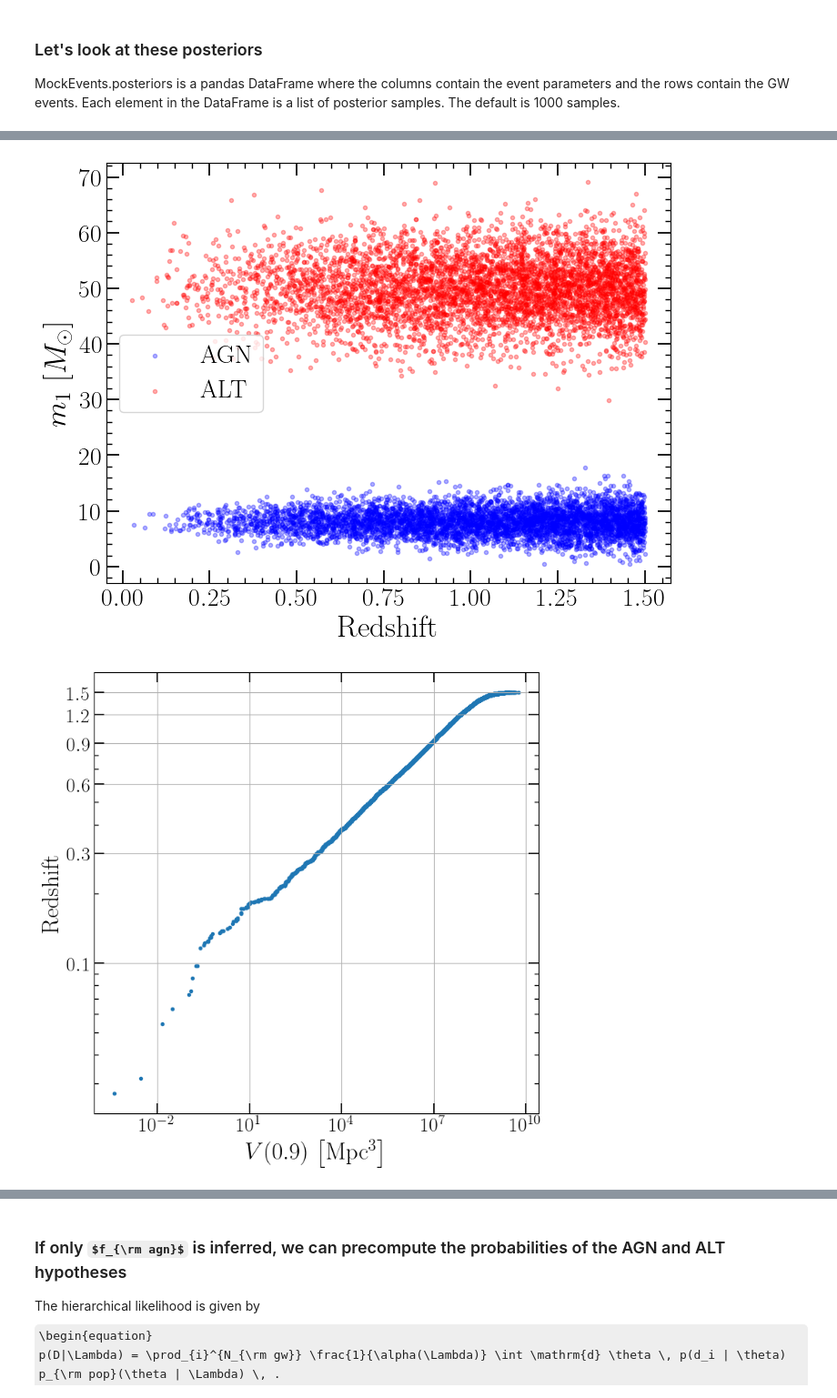
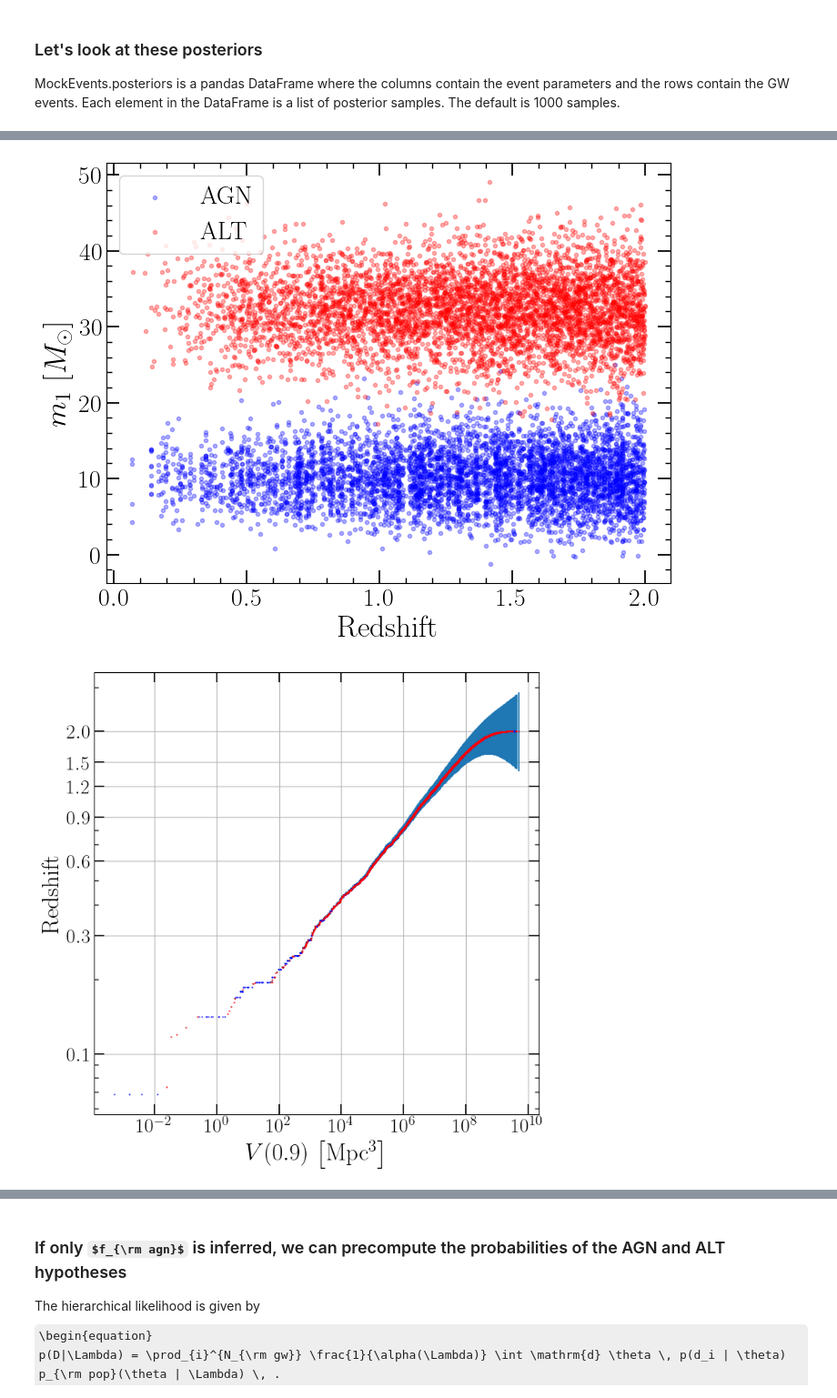
Before and after one commit to LucasPouw/darksirenpop, a Jupyter notebook: example_mock_analysis.ipynb, the cells around one changed output, grey strips where cells are left out. Shown at 91% size. Drawn from its saved outputs; the diff is of its cells as text; code cells hidden in the pictures; some formulas as TeX source.

```diff
--- a/example_mock_analysis.ipynb
+++ b/example_mock_analysis.ipynb
@@ -27,15 +34,15 @@ model_dict = {
 ### Set global parameters needed for generating mock GWs
 # %%
 # For catalog
-N_AGN = 1000000         # Number of AGN in catalog
-MAX_REDSHIFT = 5.       # Redshift up to which AGNs are generated
-GEN_GWS_UP_TO_Z = 1.5   # Redshift up to which GWs are generated
+N_AGN = int(1e3)        # Number of AGN in catalog
+MAX_REDSHIFT = 2      # Redshift up to which AGNs are generated
+GEN_GWS_UP_TO_Z = 2   # Redshift up to which GWs are generated
 COMPLETENESS = 1.       # Detection fraction of AGNs in the catalog
 
 # For GWs
-N_EVENTS = 10000        # Number of GWs in dataset
+N_EVENTS = int(1e4)     # Number of GWs in dataset
 F_AGN = 0.5             # Fraction of GWs coming from AGN
-CL = 0.9                # Localization volume confidence level
+CL = 0.9              # Localization volume confidence level
 # %% [markdown]
 ### Make AGN catalog and generate GWs
 # %%
@@ -149,16 +166,30 @@ ax.set_ylabel(r'$m_{1}$' + r' $\left[M_{\odot}\right]$')
 ax.legend()
 plt.show()
 # %% [output]
-[figure, old version]
+[figure, new version]
 # %%
+from utils import fast_z_at_value
+import astropy.units as u
+
+upper_comdist_limit = np.array(GWEvents.properties['r'] + GWEvents.properties['loc_rad'])
+lower_comdist_limit = np.array(GWEvents.properties['r'] - GWEvents.properties['loc_rad'])
+upper_z_limit = fast_z_at_value(GWEvents.cosmo.comoving_distance, upper_comdist_limit * u.Mpc)
+lower_z_limit = fast_z_at_value(GWEvents.cosmo.comoving_distance, lower_comdist_limit * u.Mpc)
+
+upper_z_error = upper_z_limit - GWEvents.properties['redshift'].to_numpy()
+lower_z_error = GWEvents.properties['redshift'].to_numpy() - lower_z_limit
+z_errors = np.array([lower_z_error, upper_z_error])
+
 fig, ax = plt.subplots(figsize=(8,8))
-ax.scatter(GWEvents.properties['loc_vol'], GWEvents.properties['redshift'], marker='.')
+ax.errorbar(GWEvents.properties['loc_vol'], GWEvents.properties['redshift'], yerr=z_errors, linestyle='')
+ax.scatter(GWEvents.properties['loc_vol'][agn_events], GWEvents.properties['redshift'][agn_events], marker='.', color='blue', zorder=3, s=1)
+ax.scatter(GWEvents.properties['loc_vol'][alt_events], GWEvents.properties['redshift'][alt_events], marker='.', color='red', zorder=3, s=1)
 ax.set_ylabel('Redshift')
 ax.set_xlabel(f'$V({GWEvents.skymap_cl})$' + r' $\left[\mathrm{Mpc^{3}}\right]$')
 ax.loglog()
-ax.set_yticks([0.1, 0.3, 0.6, 0.9, 1.2, 1.5])
+ax.set_yticks([0.1, 0.3, 0.6, 0.9, 1.2, 1.5, 2])
 ax.get_yaxis().set_major_formatter(mpl.ticker.ScalarFormatter())
 ax.grid()
 plt.show()
 # %% [output]
-[figure, old version]
+[figure, new version]
```
Also changed, not shown: parts of 29 cells of this notebook, 8 other files.
